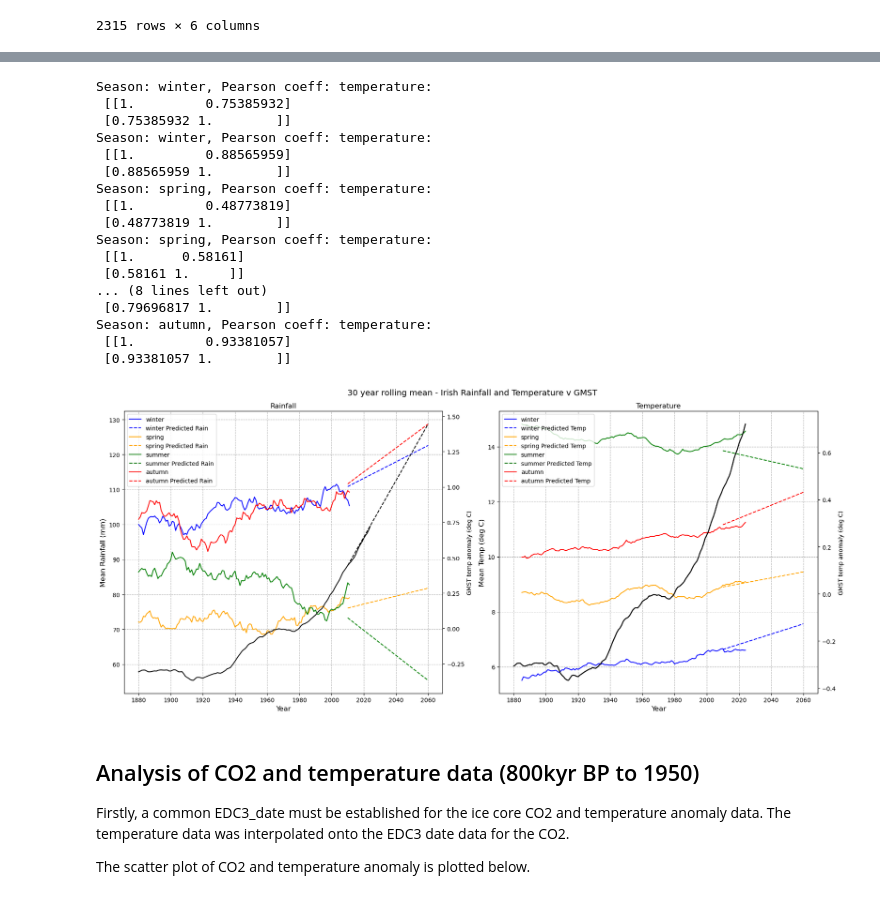
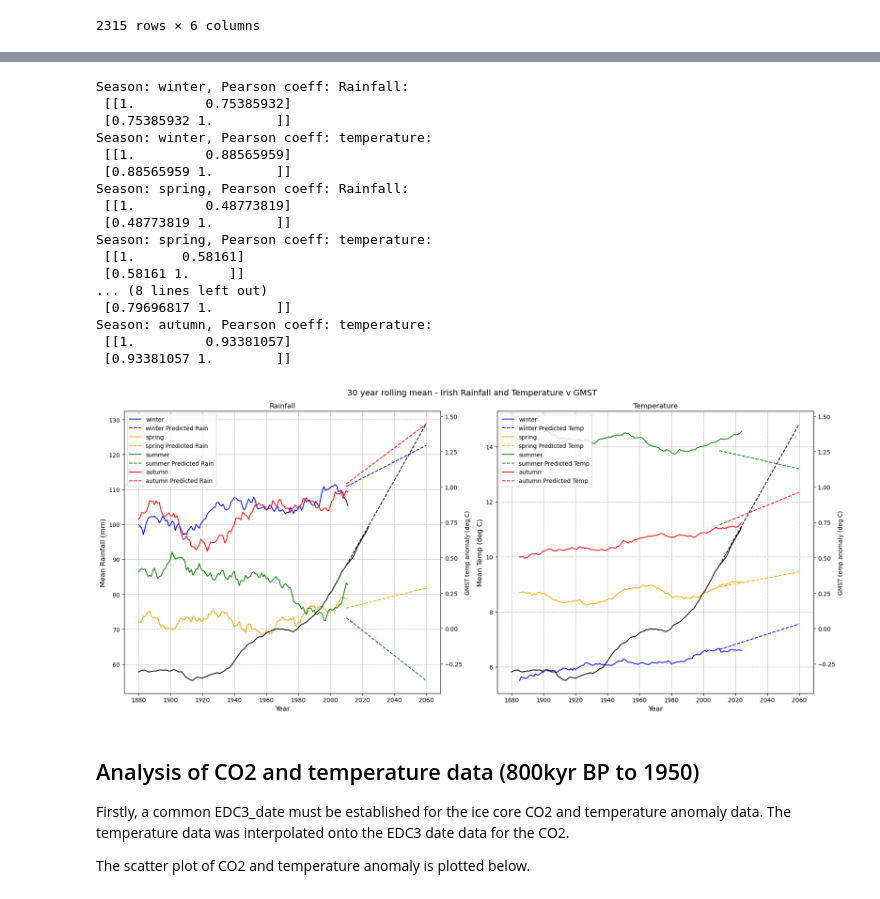
Before and after one commit to Eilis9/PfDA_Project2, a Jupyter notebook: analysis.ipynb, the cells around one changed output, grey strips where cells are left out. Saved outputs shown, nothing was run; the diff lists cells and outputs as text; code cells hidden in the pictures.

```diff
--- a/analysis.ipynb
+++ b/analysis.ipynb
@@ -590,8 +600,8 @@ irish_met_analysis = pd.merge(rolling_means, HadCRUT_Berkeley_mean.rolling(30).m
 # truncate to get rid of the nans
 irish_met_analysis = irish_met_analysis.loc['1890-01-01':'2010-01-01'].copy()
 # %%
-# Do a prediction for next 50 years based on linear regression
-# Set up a 50 year array which is contiguous with the analysis dataframe (truncated to get rid of nans)
+# Do a prediction for 50 years (from 2010) based on linear regression
+# Set up a 50 year array which is contiguous with the analysis dataframe (which was truncated to get rid of nans)
 year_50yrs = np.linspace(irish_met_analysis.index.max().year, irish_met_analysis.index.max().year+50, 51)
 gmst_1deg_50yrs = np.linspace(irish_met_analysis['GMST Anomaly Yearly'].max(), irish_met_analysis['GMST Anomaly Yearly'].max()+1, 51)
 gmst_1deg_50yrs_reshape = gmst_1deg_50yrs.reshape(-1,1)
@@ -609,9 +619,9 @@ for season in seasons_dict.keys():
   r_rain = np.corrcoef(irish_met_analysis['GMST Anomaly Yearly'], irish_met_analysis[f'{season} rainfall (mm)'])
   pred_temp = regres_temp[3].predict(gmst_1deg_50yrs_reshape)
   pred_rain = regres_rain[3].predict(gmst_1deg_50yrs_reshape)
-  print(f'Season: {season}, Pearson coeff: temperature:\n {r_rain}')
+  print(f'Season: {season}, Pearson coeff: Rainfall:\n {r_rain}')
   print(f'Season: {season}, Pearson coeff: temperature:\n {r_temp}')
-
+  # Store the predicted values in the new dataframe
   predicted_value_1deg_50yrs[f'{season} rainfall (mm)'] = pred_rain
   predicted_value_1deg_50yrs[f'{season} temp (deg C)'] = pred_temp
 
@@ -620,13 +630,13 @@ predicted_value_1deg_50yrs['datetime'] = pd.to_datetime(predicted_value_1deg_50y
 predicted_value_1deg_50yrs['Predicted GMST'] = gmst_1deg_50yrs
 predicted_value_1deg_50yrs.set_index('datetime', inplace=True)
 # %% [output]
-Season: winter, Pearson coeff: temperature:
+Season: winter, Pearson coeff: Rainfall:
  [[1.         0.75385932]
  [0.75385932 1.        ]]
 Season: winter, Pearson coeff: temperature:
  [[1.         0.88565959]
  [0.88565959 1.        ]]
-Season: spring, Pearson coeff: temperature:
+Season: spring, Pearson coeff: Rainfall:
  [[1.         0.48773819]
  [0.48773819 1.        ]]
 Season: spring, Pearson coeff: temperature:
@@ -638,41 +648,38 @@ Season: autumn, Pearson coeff: temperature:
  [[1.         0.93381057]
  [0.93381057 1.        ]]
 # %%
-# Plot the rolling means for the irish temperature and rainfall data along with the GMST
+# Plot the rolling means for the irish temperature and rainfall data along with the GMST and predicted values
 fig, axs = plt.subplots(1,2, figsize=(18, 8))
 fig.suptitle("30 year rolling mean - Irish Rainfall and Temperature v GMST", fontsize=14)
 plot_colours=['b', 'orange', 'g', 'r' ]
 for i, season in enumerate(seasons_dict.keys()):
     axs[0].plot(rolling_means[f'{season} rainfall (mm)'], label=season, color=plot_colours[i])
     axs[1].plot(rolling_means[f'{season} temp (deg C)'], label=season, color=plot_colours[i])
     axs[0].plot(predicted_value_1deg_50yrs[f'{season} rainfall (mm)'], label=f'{season} Predicted Rain', color=plot_colours[i], linestyle='--')
     axs[1].plot(predicted_value_1deg_50yrs[f'{season} temp (deg C)'], label=f'{season} Predicted Temp', color=plot_colours[i], linestyle='--')
 
 axs[0].legend()
 axs[0].grid(linestyle='--')
 axs[0].set_ylabel('Mean Rainfall (mm)', fontsize=12)
 axs[0].set_xlabel('Year', fontsize=12)
 axs[0].set_title("Rainfall")
 ax3 = axs[0].twinx()
 ax3.plot(HadCRUT_Berkeley_mean['GMST Anomaly Yearly'].rolling(30).mean(), color='black', label = "GMST Temp Anomaly-30 yr rolling mean")
 ax3.plot(predicted_value_1deg_50yrs['Predicted GMST'], color='black', label = "GMST Temp Anomaly-30 yr rolling mean", linestyle='--')
-
 ax3.set_ylabel('GMST temp anomaly (deg C)')
 
 axs[1].legend()
 axs[1].grid(linestyle='--')
 axs[1].set_ylabel('Mean Temp (deg C)', fontsize=12)
 axs[1].set_xlabel('Year', fontsize=12)
 axs[1].set_title("Temperature")
 ax4 = axs[1].twinx()
 ax4.plot(HadCRUT_Berkeley_mean['GMST Anomaly Yearly'].rolling(30).mean(), color='black', label = "GMST Temp Anomaly-30 yr rolling mean")
-ax4.plot(HadCRUT_Berkeley_mean['GMST Anomaly Yearly'].rolling(30).mean(), color='black', label = "GMST Temp Anomaly-30 yr rolling mean")
-
-
+ax4.plot(predicted_value_1deg_50yrs['Predicted GMST'], color='black', label = "GMST Temp Anomaly-30 yr rolling mean", linestyle='--')
 ax4.set_ylabel('GMST temp anomaly (deg C)')
 fig.tight_layout()
 # %% [output]
-[figure, old version]
+[figure, new version]
 # %% [markdown]
 ## Analysis of CO2 and temperature data (800kyr BP to 1950)
 
```
Also changed, not shown: parts of 13 cells of this notebook, 2 other files.
